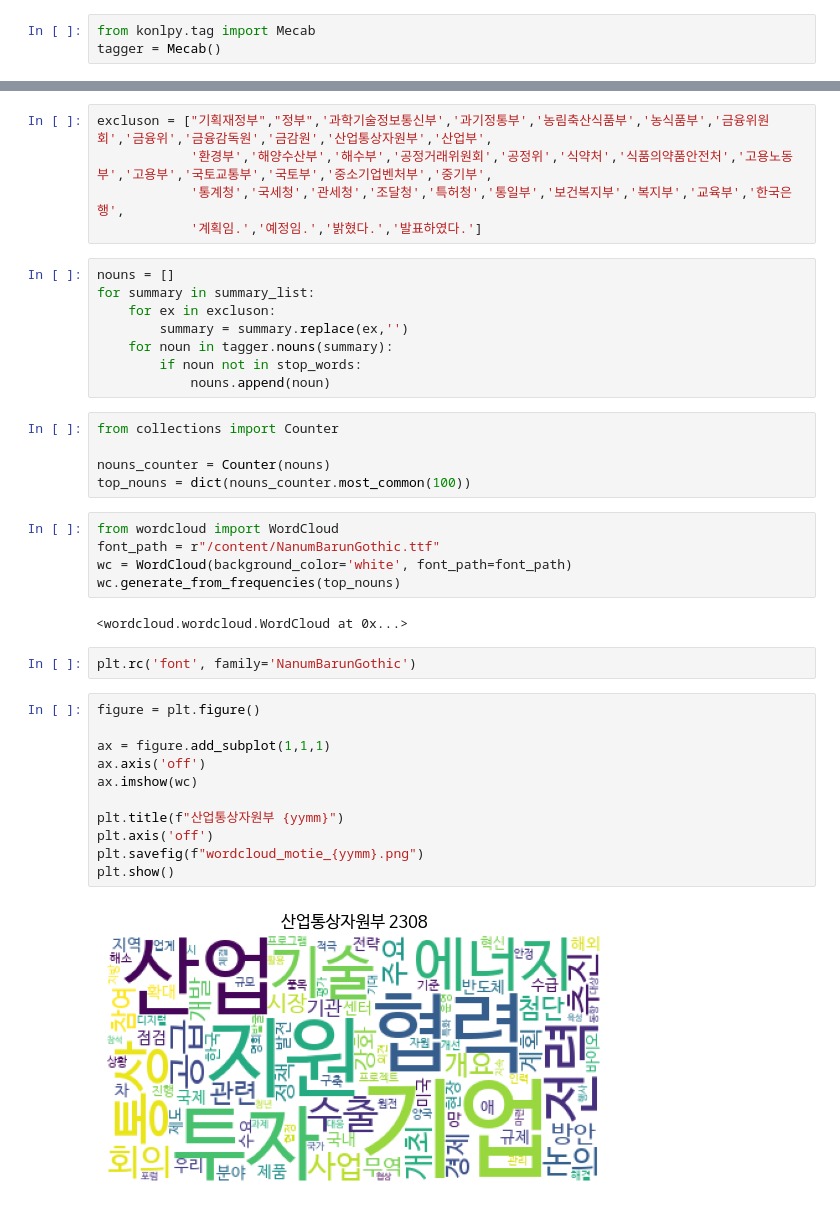
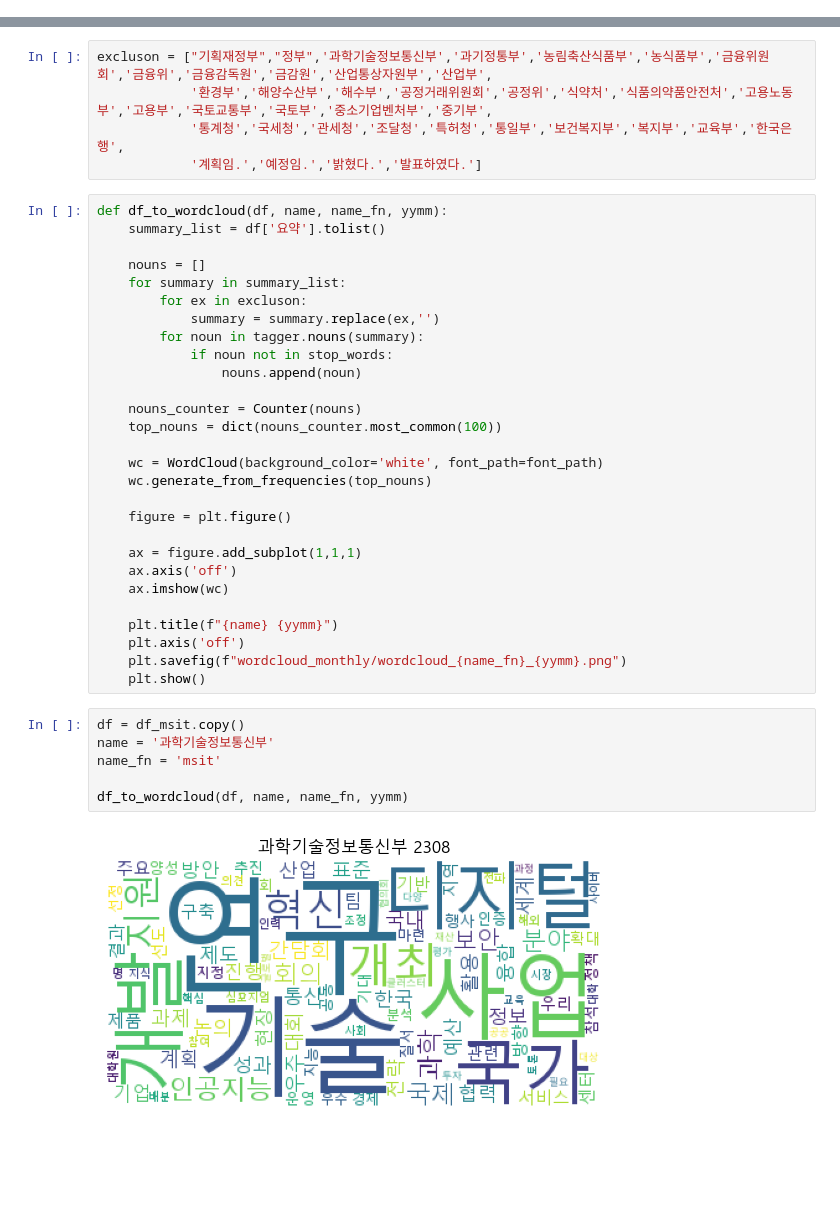
Before and after one commit to jo-cho/policy_download, a Jupyter notebook: get_policy/text_analysis/epic_wordcloud.ipynb, the cells around one changed output, grey strips where cells are left out. Saved outputs shown, nothing was run; the diff lists cells and outputs as text; blank space fills up the shorter version.

```diff
--- a/get_policy/text_analysis/epic_wordcloud.ipynb
+++ b/get_policy/text_analysis/epic_wordcloud.ipynb
@@ -43,6 +46,3 @@ summary_list = df_motie['요약'].tolist()
-# %%
-from konlpy.tag import Mecab
-tagger = Mecab()
 # %%
 stop_words = "안 간 붙임 참고 참조 첨부 총리 장관 겸 청 실 는 은 가 등 원 조 개 이 저 다만 하지만 그러나 중 억 년 월 화 수 목 금 토 일 것 줄 만 건 또한 아울러 그리고 전년 금년 이번 올해 내년 기획 재정부 첨부 파일 내용 발표 위원회 감독원 부"
 stop_words = stop_words.split(" ")
@@ -52,37 +52,38 @@ excluson = ["기획재정부","정부",'과학기술정보통신부','과기정
             '통계청','국세청','관세청','조달청','특허청','통일부','보건복지부','복지부','교육부','한국은행',
             '계획임.','예정임.','밝혔다.','발표하였다.']
 # %%
-nouns = []
-for summary in summary_list:
-    for ex in excluson:
-        summary = summary.replace(ex,'')
-    for noun in tagger.nouns(summary):
-        if noun not in stop_words:
-            nouns.append(noun)
+def df_to_wordcloud(df, name, name_fn, yymm):
+    summary_list = df['요약'].tolist()
+
+    nouns = []
+    for summary in summary_list:
+        for ex in excluson:
+            summary = summary.replace(ex,'')
+        for noun in tagger.nouns(summary):
+            if noun not in stop_words:
+                nouns.append(noun)
+
+    nouns_counter = Counter(nouns)
+    top_nouns = dict(nouns_counter.most_common(100))
+
+    wc = WordCloud(background_color='white', font_path=font_path)
+    wc.generate_from_frequencies(top_nouns)
+
+    figure = plt.figure()
+
+    ax = figure.add_subplot(1,1,1)
+    ax.axis('off')
+    ax.imshow(wc)
+
+    plt.title(f"{name} {yymm}")
+    plt.axis('off')
+    plt.savefig(f"wordcloud_monthly/wordcloud_{name_fn}_{yymm}.png")
+    plt.show()
-# %%
-from collections import Counter
-
-nouns_counter = Counter(nouns)
-top_nouns = dict(nouns_counter.most_common(100))
-# %%
-from wordcloud import WordCloud
-font_path = r"/content/NanumBarunGothic.ttf"
-wc = WordCloud(background_color='white', font_path=font_path)
-wc.generate_from_frequencies(top_nouns)
-# %% [output]
-<wordcloud.wordcloud.WordCloud at 0x...>
-# %%
-plt.rc('font', family='NanumBarunGothic')
-# %%
-figure = plt.figure()
-
-ax = figure.add_subplot(1,1,1)
-ax.axis('off')
-ax.imshow(wc)
-
-plt.title(f"산업통상자원부 {yymm}")
-plt.axis('off')
-plt.savefig(f"wordcloud_motie_{yymm}.png")
-plt.show()
-# %% [output]
-[figure, removed]
+# %%
+df = df_msit.copy()
+name = '과학기술정보통신부'
+name_fn = 'msit'
+
+df_to_wordcloud(df, name, name_fn, yymm)
+# %% [output]
+[figure, added]
```
Also changed, not shown: parts of 7 cells of this notebook, 7 other files.
